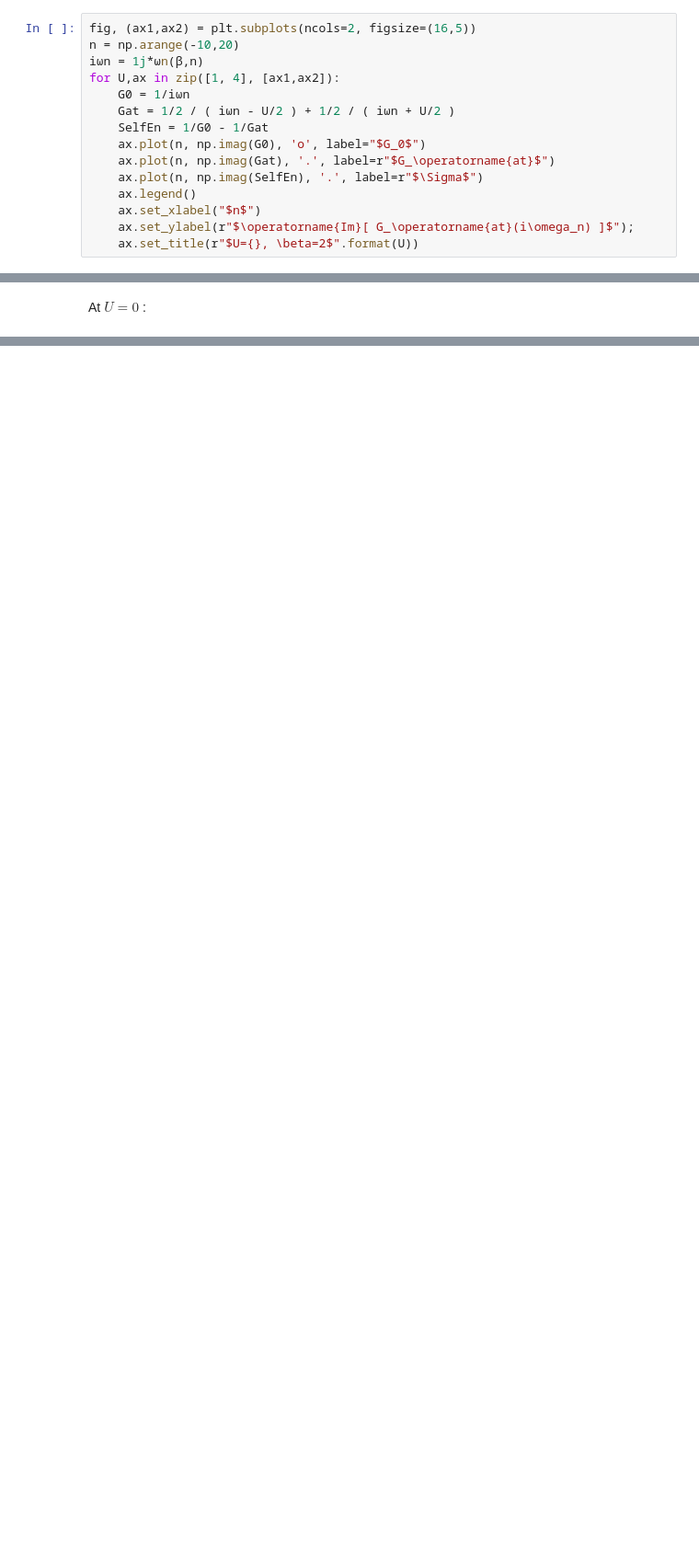
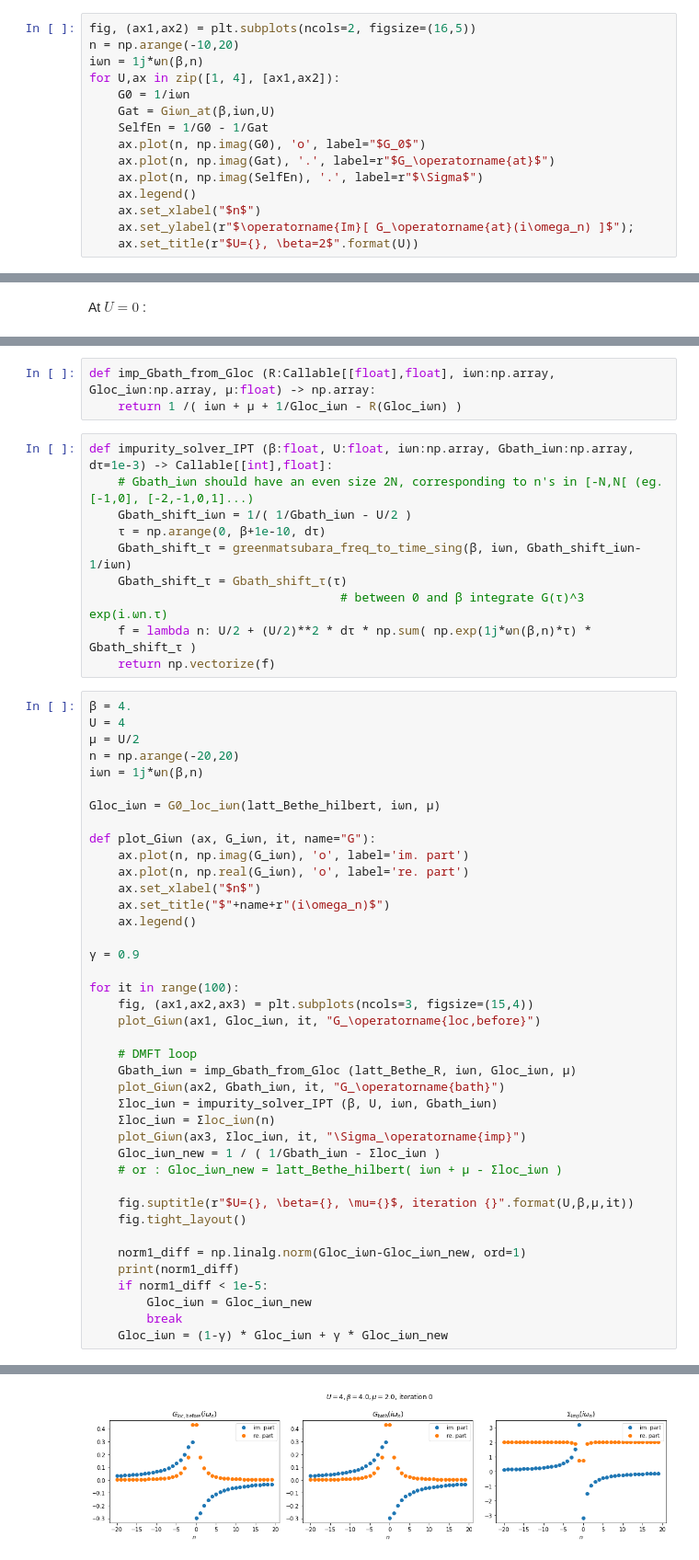
Before and after one commit to romainfd/DMFT-solver, a Jupyter notebook: play-with-green-func.ipynb, the cells around one changed output, grey strips where cells are left out. Shown at 92% size. Drawn from its saved outputs; the diff is of its cells as text; blank space fills up the shorter version.

Commit message:
figuring out IPT, prototype of DMFT loop working !

```diff
--- a/play-with-green-func.ipynb
+++ b/play-with-green-func.ipynb
@@ -190,7 +185,7 @@ n = np.arange(-10,20)
 iωn = 1j*ωn(β,n)
 for U,ax in zip([1, 4], [ax1,ax2]):
     G0 = 1/iωn
-    Gat = 1/2 / ( iωn - U/2 ) + 1/2 / ( iωn + U/2 )
+    Gat = Giωn_at(β,iωn,U)
     SelfEn = 1/G0 - 1/Gat
     ax.plot(n, np.imag(G0), 'o', label="$G_0$")
     ax.plot(n, np.imag(Gat), '.', label=r"$G_\operatorname{at}$")
@@ -247,0 +281,54 @@ plt.plot(τ,Gτ_Bethe(τ))
+# %%
+def imp_Gbath_from_Gloc (R:Callable[[float],float], iωn:np.array, Gloc_iωn:np.array, µ:float) -> np.array:
+    return 1 /( iωn + µ + 1/Gloc_iωn - R(Gloc_iωn) )
+# %%
+def impurity_solver_IPT (β:float, U:float, iωn:np.array, Gbath_iωn:np.array, dτ=1e-3) -> Callable[[int],float]:
+    # Gbath_iωn should have an even size 2N, corresponding to n's in [-N,N[ (eg. [-1,0], [-2,-1,0,1]...)
+    Gbath_shift_iωn = 1/( 1/Gbath_iωn - U/2 )
+    τ = np.arange(0, β+1e-10, dτ)
+    Gbath_shift_τ = greenmatsubara_freq_to_time_sing(β, iωn, Gbath_shift_iωn-1/iωn)
+    Gbath_shift_τ = Gbath_shift_τ(τ)
+                                   # between 0 and β integrate G(τ)^3 exp(i.ωn.τ)
+    f = lambda n: U/2 + (U/2)**2 * dτ * np.sum( np.exp(1j*ωn(β,n)*τ) * Gbath_shift_τ )
+    return np.vectorize(f)
+# %%
+β = 4.
+U = 4
+µ = U/2
+n = np.arange(-20,20)
+iωn = 1j*ωn(β,n)
+
+Gloc_iωn = G0_loc_iωn(latt_Bethe_hilbert, iωn, µ)
+
+def plot_Giωn (ax, G_iωn, it, name="G"):
+    ax.plot(n, np.imag(G_iωn), 'o', label='im. part')
+    ax.plot(n, np.real(G_iωn), 'o', label='re. part')
+    ax.set_xlabel("$n$")
+    ax.set_title("$"+name+r"(i\omega_n)$")
+    ax.legend()
+
+γ = 0.9
+
+for it in range(100):
+    fig, (ax1,ax2,ax3) = plt.subplots(ncols=3, figsize=(15,4))
+    plot_Giωn(ax1, Gloc_iωn, it, "G_\operatorname{loc,before}")
+
+    # DMFT loop
+    Gbath_iωn = imp_Gbath_from_Gloc (latt_Bethe_R, iωn, Gloc_iωn, µ)
+    plot_Giωn(ax2, Gbath_iωn, it, "G_\operatorname{bath}")
+    Σloc_iωn = impurity_solver_IPT (β, U, iωn, Gbath_iωn)
+    Σloc_iωn = Σloc_iωn(n)
+    plot_Giωn(ax3, Σloc_iωn, it, "\Sigma_\operatorname{imp}")
+    Gloc_iωn_new = 1 / ( 1/Gbath_iωn - Σloc_iωn )
+    # or : Gloc_iωn_new = latt_Bethe_hilbert( iωn + µ - Σloc_iωn )
+
+    fig.suptitle(r"$U={}, \beta={}, \mu={}$, iteration {}".format(U,β,µ,it))
+    fig.tight_layout()
+
+    norm1_diff = np.linalg.norm(Gloc_iωn-Gloc_iωn_new, ord=1)
+    print(norm1_diff)
+    if norm1_diff < 1e-5:
+        Gloc_iωn = Gloc_iωn_new
+        break
+    Gloc_iωn = (1-γ) * Gloc_iωn + γ * Gloc_iωn_new
+# %% [output]
@@ -247,0 +344 @@ plt.plot(τ,Gτ_Bethe(τ))
+[figure, added]
```
Also changed, not shown: parts of 17 cells of this notebook, 2 other files.
